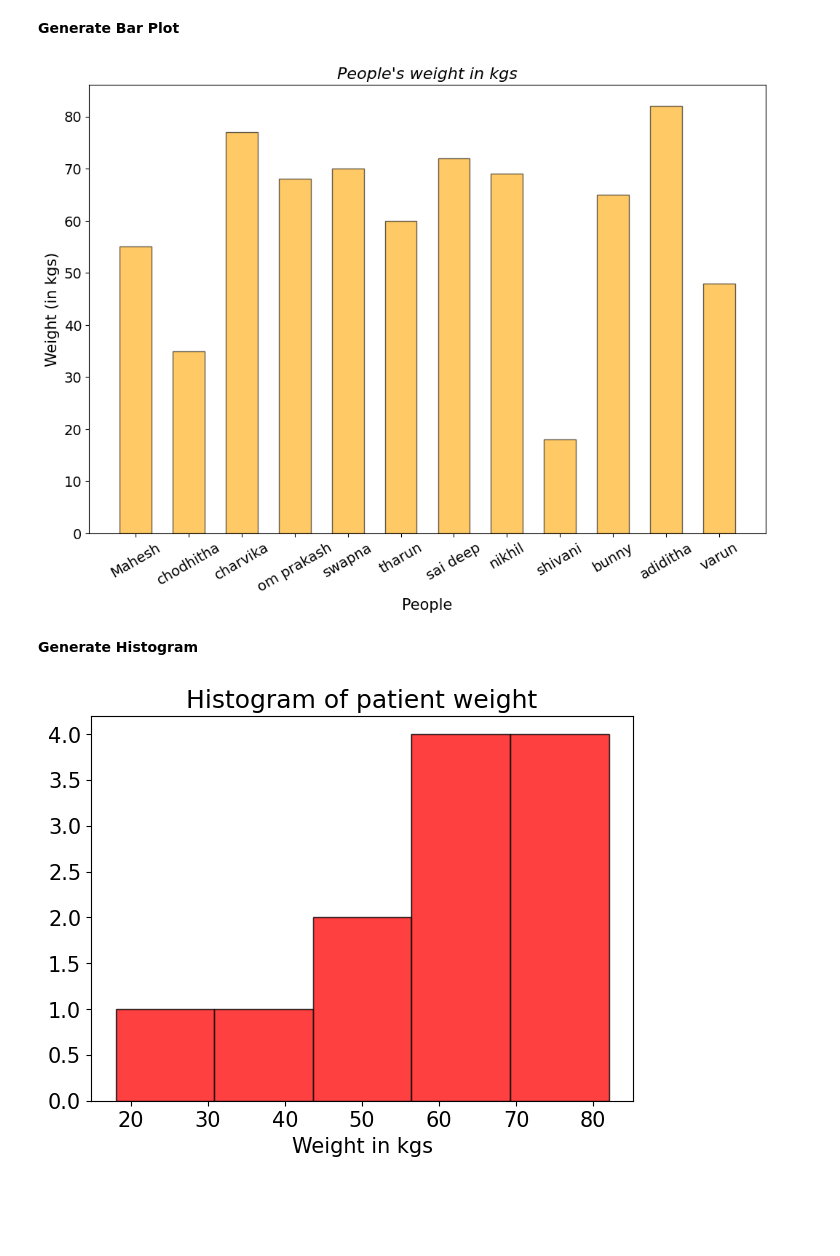
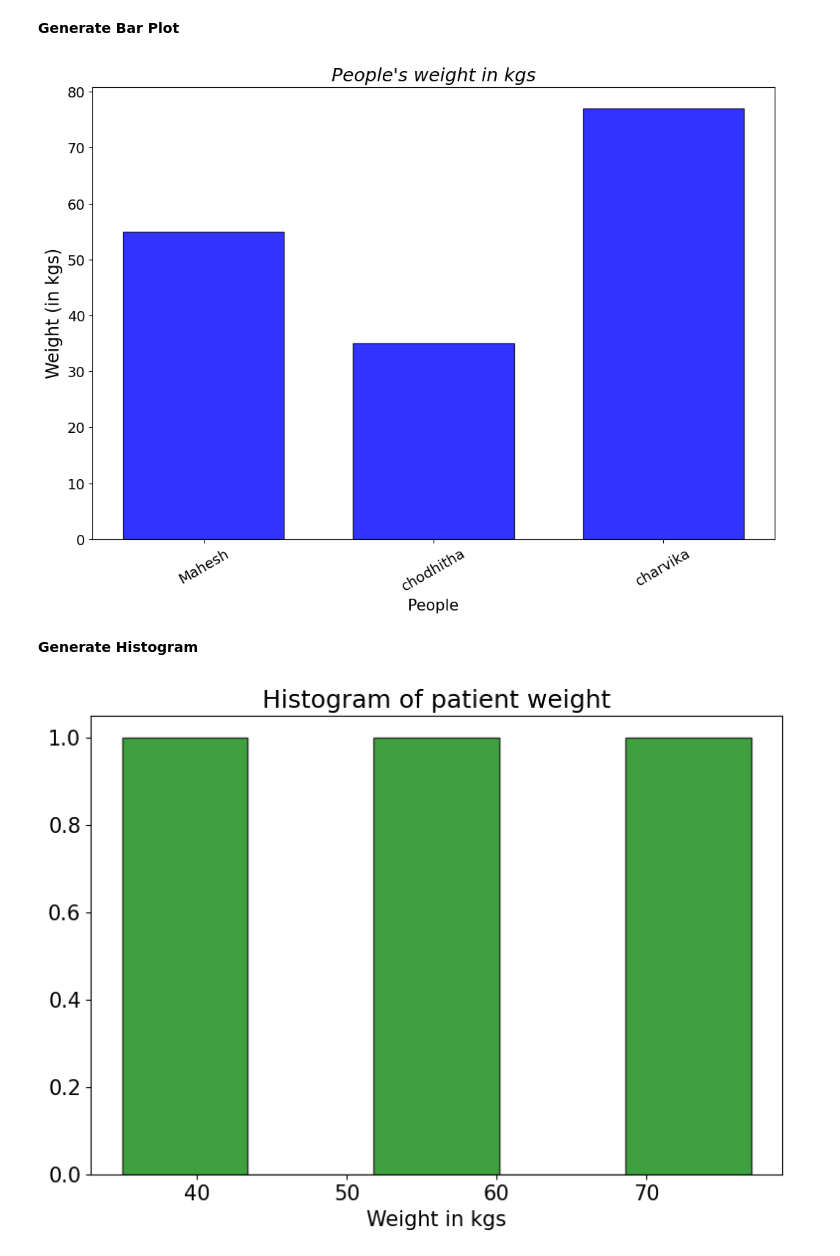
Before and after one commit to Mahesh-ch06/AIML_2303A52037, a Jupyter notebook: Lab1.ipynb, the cells around one changed output. Cells and saved outputs as stored; diff of their text form; code cells hidden in the pictures; blank space fills up the shorter version.

```diff
--- a/Lab1.ipynb
+++ b/Lab1.ipynb
@@ -70,11 +68,10 @@ Let's suppose we collected age (in years), height (in cm), and weight (in kilogr
 # %%
 import matplotlib.pyplot as plt
 # %%
-people = ['Mahesh','chodhitha','charvika','om prakash','swapna','tharun',
-          'sai deep','nikhil','shivani','bunny','adiditha','varun']
-age = [19,18,18,23,20,17,26,56,5,42,46,12]
-weight = [55,35,77,68,70,60,72,69,18,65,82,48]
-height = [170,130,165,140,182,190,145,178,164,173,176,169]
+people = ['Mahesh','chodhitha','charvika',]
+age = [19,18,18]
+weight = [55,35,77]
+height = [170,130,165]
 # %%
 plt.scatter(weight, height)
 plt.title("Relationship between Weight and Height of Patients")
@@ -87,30 +84,26 @@ plt.show()
 **Generate Bar Plot**
 # %%
 plt.figure(figsize=(12,8))
-plt.title("People's weight in kgs",fontsize=16,
+plt.title("People's weight in kgs",fontsize=18,
           fontstyle='italic')
-
-plt.bar(x=people,height=weight, width=0.6,
-        color='orange',edgecolor='k',alpha=0.6)
-
+plt.bar(x=people,height=weight, width=0.7,
+        color='blue',edgecolor='k',alpha=0.8)
 plt.xlabel("People",fontsize=15)
 plt.xticks(fontsize=14,rotation=30)
 plt.yticks(fontsize=14)
-plt.ylabel("Weight (in kgs)",fontsize=15)
+plt.ylabel("Weight (in kgs)",fontsize=17)
 plt.show()
 # %% [output]
-[figure, old version]
+[figure, new version]
 # %% [markdown]
 **Generate Histogram**
 # %%
-plt.figure(figsize=(7,5))
-
-plt.hist(weight,color='red',edgecolor='k', alpha=0.75,bins=5)
-
+plt.figure(figsize=(9,6))
+plt.hist(weight,color='green',edgecolor='k', alpha=0.75,bins=5)
 plt.title("Histogram of patient weight",fontsize=18)
 plt.xlabel("Weight in kgs",fontsize=15)
 plt.xticks(fontsize=15)
 plt.yticks(fontsize=15)
 plt.show()
 # %% [output]
-[figure, old version]
+[figure, new version]
```
Also changed, not shown: parts of 2 cells of this notebook.
